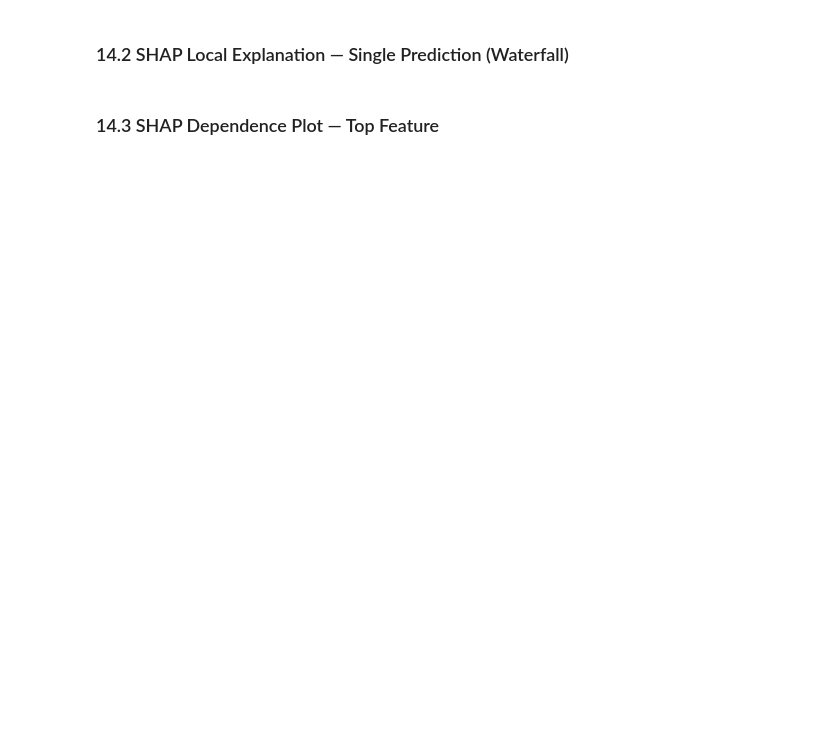
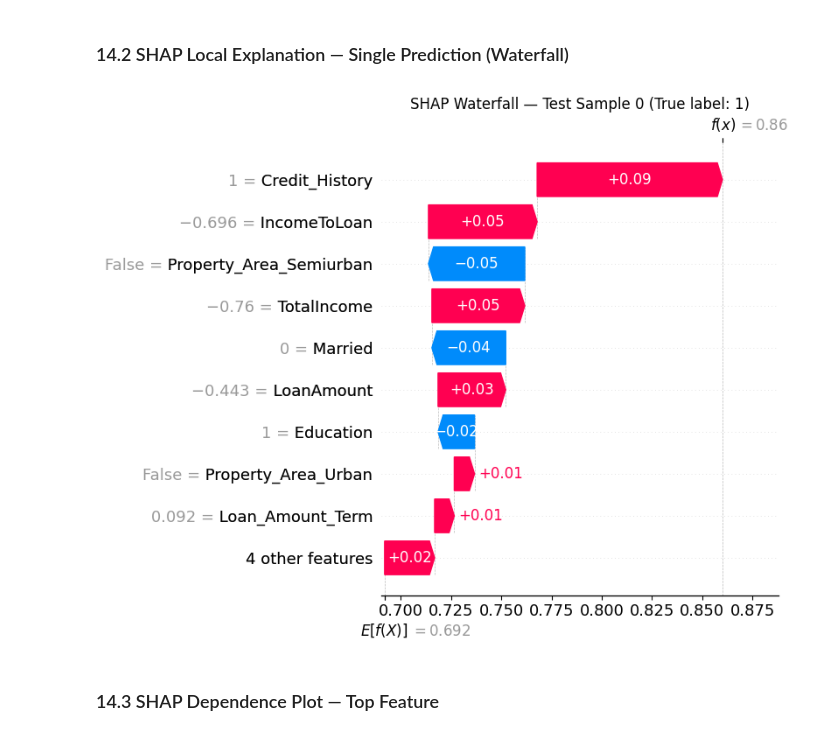
Before and after one commit to nahom-zenebe/icog-Explainable-AI-and-Model-Interpretability, a Jupyter notebook: main.ipynb, the cells around one changed output. Saved outputs shown, nothing was run; the diff lists cells and outputs as text; code cells hidden in the pictures; blank space fills up the shorter version.

```diff
--- a/main.ipynb
+++ b/main.ipynb
@@ -248,11 +462,18 @@ Install if needed: `pip install shap`
 # %%
 import shap
 
-explainer   = shap.TreeExplainer(model)
+explainer = shap.TreeExplainer(model)
 shap_values = explainer.shap_values(X_test)
 
-# For binary classification shap_values is a list [class0, class1]
-# Use class-1 (loan approved)
-sv = shap_values[1] if isinstance(shap_values, list) else shap_values
+# Different SHAP versions return different shapes for classifiers:
+# - list: [class0, class1] each (n_samples, n_features)
+# - ndarray: (n_samples, n_features, n_classes)
+# We always work with the class-1 ("loan approved") attributions as (n_samples, n_features).
+if isinstance(shap_values, list):
+    sv = shap_values[1]
+elif isinstance(shap_values, np.ndarray) and shap_values.ndim == 3:
+    sv = shap_values[:, :, 1]
+else:
+    sv = shap_values
 
-print('SHAP values shape:', sv.shape)
+print("sv shape:", np.asarray(sv).shape)
@@ -271,21 +497,30 @@ plt.show()
 # %% [markdown]
 ### 14.2 SHAP Local Explanation — Single Prediction (Waterfall)
 # %%
-# Explain the first test instance
+# Explain the first test instance (class-1 / "approved")
 idx = 0
+
+base_value = (
+    explainer.expected_value[1]
+    if isinstance(explainer.expected_value, (list, np.ndarray))
+    else explainer.expected_value
+ )
+
 shap.plots.waterfall(
     shap.Explanation(
-        values        = sv[idx],
-        base_values   = explainer.expected_value[1] if isinstance(explainer.expected_value, list)
-                        else explainer.expected_value,
-        data          = X_test.iloc[idx].values,
-        feature_names = X_test.columns.tolist()
+        values=sv[idx],
+        base_values=base_value,
+        data=X_test.iloc[idx].values,
+        feature_names=X_test.columns.tolist(),
     ),
-    show=False
-)
-plt.title(f'SHAP Waterfall — Test Sample {idx} (True label: {y_test.iloc[idx]})')
+    show=False,
+ )
+
+plt.title(f"SHAP Waterfall — Test Sample {idx} (True label: {y_test.iloc[idx]})")
 plt.tight_layout()
 plt.show()
+# %% [output]
+[figure, added]
 # %% [markdown]
 ### 14.3 SHAP Dependence Plot — Top Feature
 # %%
```
Also changed, not shown: parts of 21 cells of this notebook.
